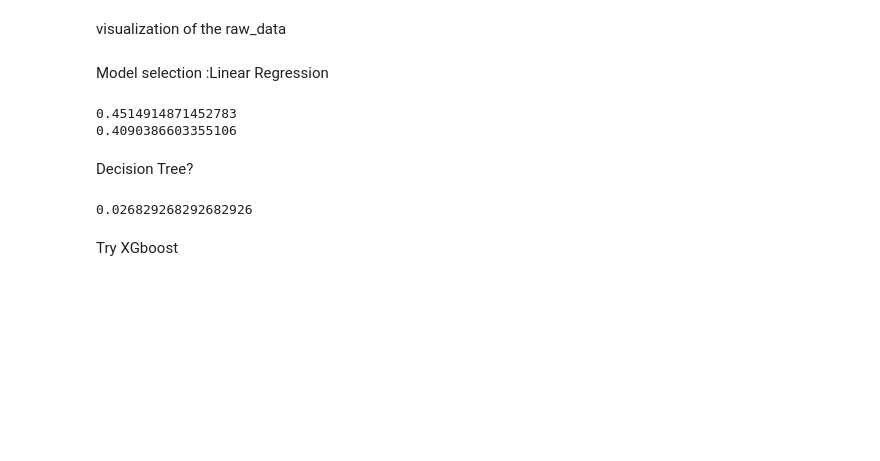
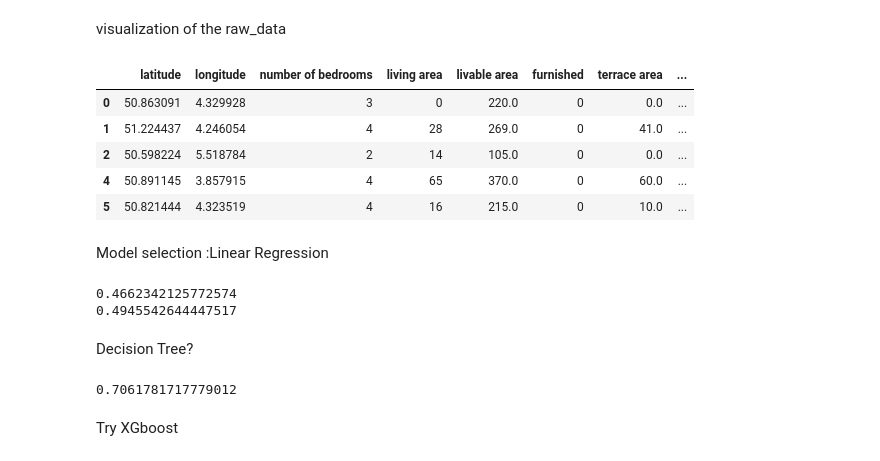
Before and after one commit to Spike815/Real_Estate_Analysis, a Jupyter notebook: model-building/regression-model.ipynb, the cells around one changed output. Cells and saved outputs as stored; diff of their text form; code cells hidden in the pictures; blank space fills up the shorter version.

```diff
--- a/model-building/regression-model.ipynb
+++ b/model-building/regression-model.ipynb
@@ -117,12 +117,15 @@ columns_to_drop = ["id","locality","street","price","type of sale"
                    ,"Density","Area(per province)",
                    "Population( per province)","price per sqr","open fire","postalCode","Gemeente"
                    ]
+#Now normalize the data
+y = df.loc[:,"price"].to_numpy().reshape(-1,1)
+
+# df[columns_to_normalize]=preprocessing.normalize(df[columns_to_normalize])
 X=df.drop(columns=columns_to_drop,axis=1)
-df=preprocessing.normalize(df[columns_to_normalize])
-X = .to_numpy()
-y = df.loc[:,"price"].to_numpy().reshape(-1,1)
-display(df.drop(columns=columns_to_drop,axis=1).head())
-#Now normalize the data
+X = X.to_numpy()
+
+
+
 # X=preprocessing.normalize(X_raw)
 # print(X.shape,y.shape)
-X_train, X_test, y_train, y_test = train_test_split(X, y, test_size= 0.2)
+X_train, X_test, y_train, y_test = train_test_split(X, y, test_size= 0.2,random_state=21)
@@ -140,3 +138,12 @@ visualization of the raw_data
+# %%
+df.drop(columns=columns_to_drop,axis=1).head()
+# %% [output]
+|  | latitude | longitude | number of bedrooms | living area | livable area | furnished | terrace area | ... |
+| 0 | 50.863091 | 4.329928 | 3 | 0 | 220.0 | 0 | 0.0 | ... |
+| 1 | 51.224437 | 4.246054 | 4 | 28 | 269.0 | 0 | 41.0 | ... |
+| 2 | 50.598224 | 5.518784 | 2 | 14 | 105.0 | 0 | 0.0 | ... |
+| 4 | 50.891145 | 3.857915 | 4 | 65 | 370.0 | 0 | 60.0 | ... |
+| 5 | 50.821444 | 4.323519 | 4 | 16 | 215.0 | 0 | 10.0 | ... |
 # %% [markdown]
 Model selection :Linear Regression
 # %%
@@ -147,20 +154,21 @@ reg.fit(X_train, y_train)
 print(reg.score(X_train,y_train))
 print(reg.score(X_test,y_test))
 # %% [output]
-0.4514914871452783
-0.4090386603355106
+0.4662342125772574
+0.4945542644447517
 # %% [markdown]
 Decision Tree?
 # %%
-from sklearn.tree import DecisionTreeClassifier
-from sklearn import metrics
+from sklearn.tree import DecisionTreeRegressor
 
-clf = DecisionTreeClassifier(max_depth=50,max_leaf_nodes=50)
+
+clf = DecisionTreeRegressor()
+#min_samples_split=50
 clf.fit(X_train,y_train)
 clf.score(X_train,y_train)
 clf.score(X_test,y_test)
 # %% [output]
-0.026829268292682926
+0.7061781717779012
 # %% [markdown]
 Try XGboost
 # %%
```
Also changed, not shown: parts of 4 cells of this notebook, 3 other files.
